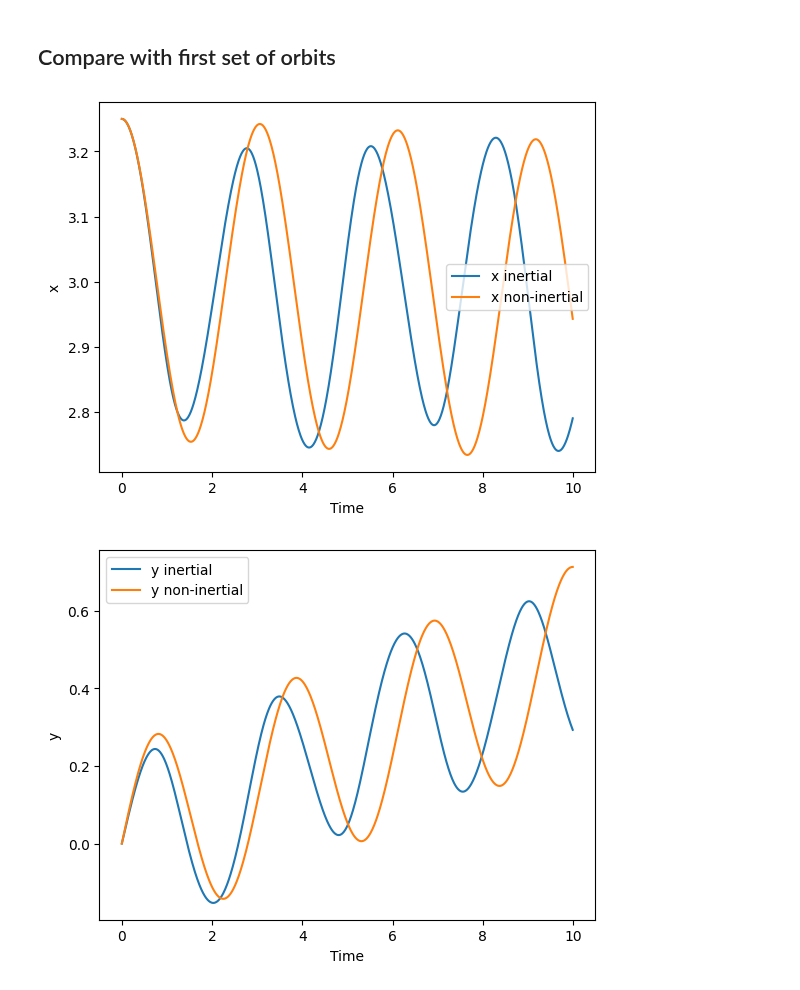
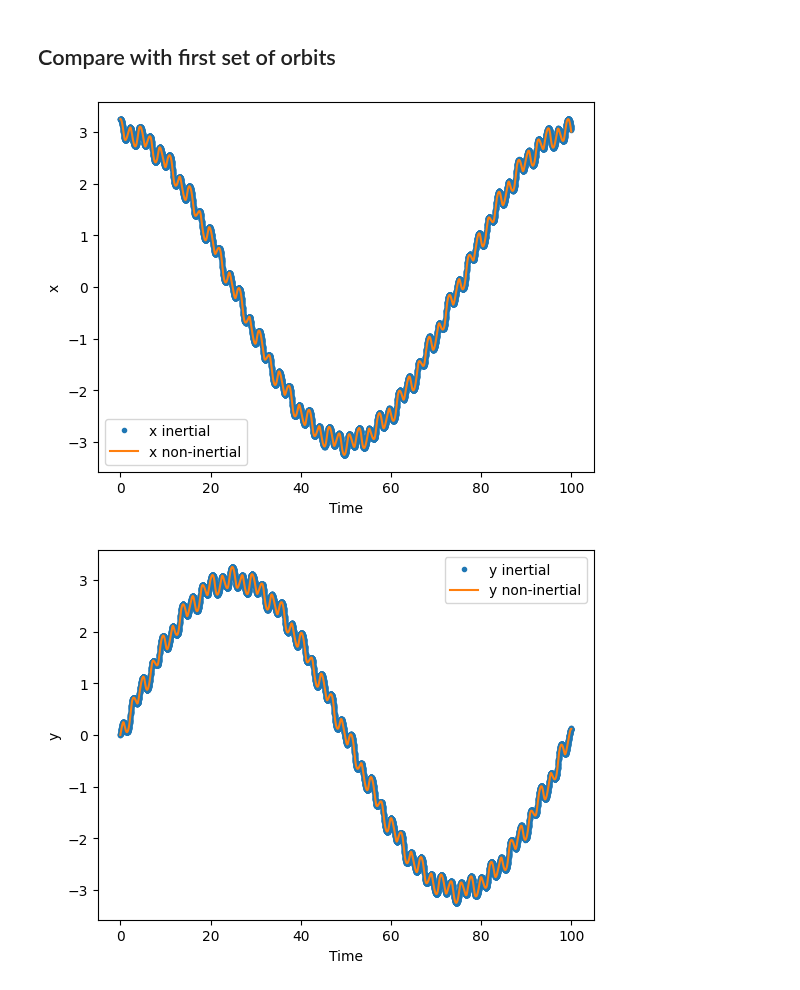
Before and after one commit to EXP-code/pyEXP-examples, a Jupyter notebook: How-To/Recipes/Orbits/OrbitingFrame.ipynb, the cells around one changed output. Cells and saved outputs as stored; diff of their text form; code cells hidden in the pictures.

```diff
--- a/How-To/Recipes/Orbits/OrbitingFrame.ipynb
+++ b/How-To/Recipes/Orbits/OrbitingFrame.ipynb
@@ -66,7 +66,7 @@ halo_coefs = pyEXP.coefs.Coefs.makecoefs(halo_coef, 'halo')
 
 # Orbit at R=3
 Ro     = 3.0
-Period = 400
+Period = 100
 Freq   = 2.0*np.pi/Period
 Time   = 0.0
 dT     = 0.1
@@ -129,7 +137,7 @@ Text(0, 0.5, 'y')
 ## We can now use the same coefficient set to test the orbits in the non-inertial frame
 # %%
 # pick a phase space for some orbit:
-ps2 = [[Ri, 0.0, 0.0, 0.0, Vi, 0.0]]
+ps2 = [[Ri, 0.0, 0.0, 0.0, Vi-Freq*Ro, 0.0]]
 
 # set up the non-internal frame
 halo_basis.setNonInertial(40, ctimes, center)
@@ -161,34 +171,39 @@ plt.show()
 # %% [markdown]
 ## Compare with first set of orbits
 # %%
-# Final point
-last = 1000
-
 # x coordinate values for inertial frame
-x = orbits[0][0, :last]
-plt.plot(times[:last], x, label='x inertial')
+x = orbits[0][0, :]
+plt.plot(times, x, '.', label='x inertial')
 
 # x coordinate values for non-inertial frame in inertial system
-x = orbits2[0][0, :last] + Ro*np.cos(Freq*times2[:last])
-plt.plot(times2[:last], x, label='x non-inertial')
+x = orbits2[0][0, :] + Ro*np.cos(Freq*times2)
+plt.plot(times2, x, label='x non-inertial')
 
 plt.xlabel('Time')
 plt.ylabel('x')
 plt.legend()
 plt.show()
 
 # y coordinate values for inertial frame
-y = orbits[0][1, :last]
-plt.plot(times[:last], y, label='y inertial')
+y = orbits[0][1, :]
+plt.plot(times, y, '.', label='y inertial')
 
 # y coordiante values for non-inertial frame in inertial system
-y = orbits2[0][1, :last]+Ro*np.sin(Freq*times2[:last])
-plt.plot(times2[:last], y, label='y non-inertial')
+y = orbits2[0][1, :]+Ro*np.sin(Freq*times2)
+plt.plot(times2, y, label='y non-inertial')
 
 plt.xlabel('Time')
 plt.ylabel('y')
 plt.legend()
 plt.show()
+
+# differences
+plt.plot(times, orbits[0][0, :]-orbits2[0][0, :]-Ro*np.cos(Freq*times2), label='x')
+plt.plot(times, orbits[0][1, :]-orbits2[0][1, :]-Ro*np.sin(Freq*times2), label='y')
+plt.xlabel('Time')
+plt.ylabel(r'$\Delta x, \Delta y$')
+plt.legend()
+plt.show()
 # %% [output]
-[figure, old version]
+[figure, new version]
-[figure, old version]
+[figure, new version]
```
Also changed, not shown: parts of 6 cells of this notebook.
